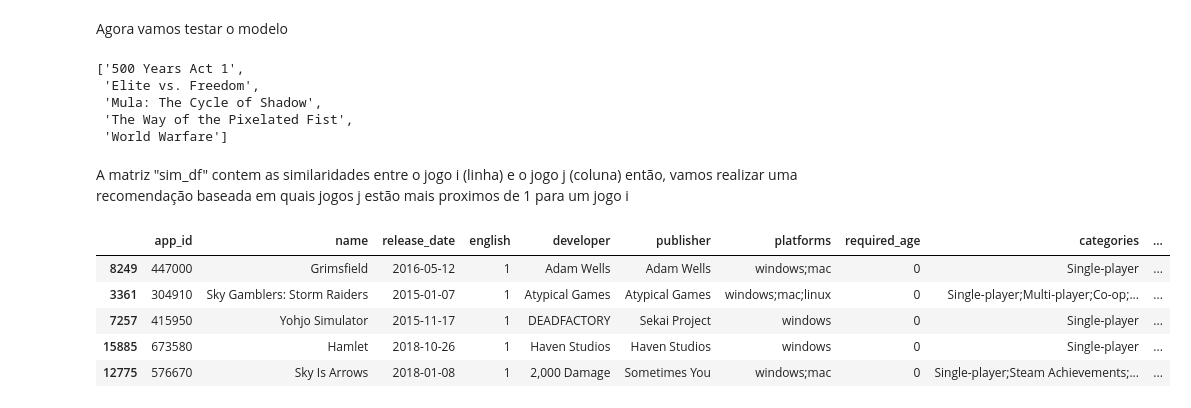
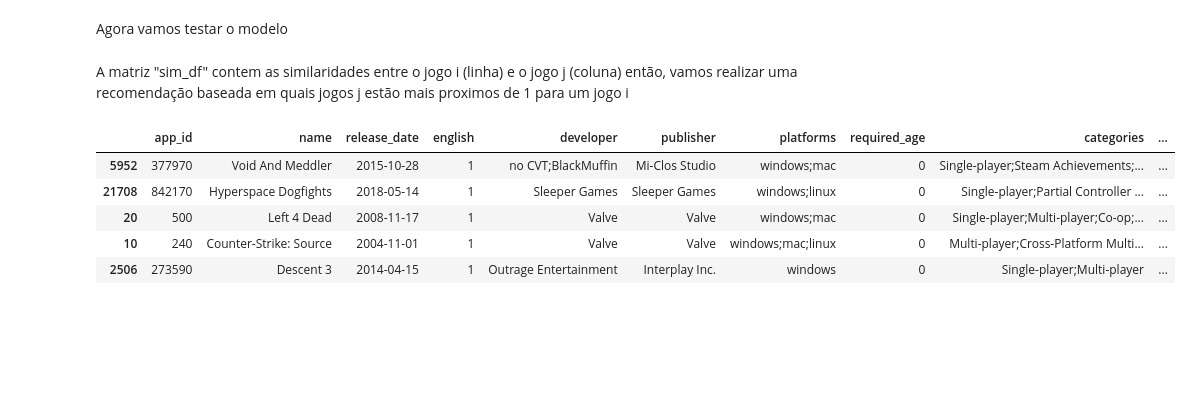
Before and after one commit to Gustavo-V-M/Recomendacao-Steam, a Jupyter notebook: modelo_descrição.ipynb, the cells around one changed output. Drawn from its saved outputs; the diff is of its cells as text; code cells hidden in the pictures; blank space fills up the shorter version.

```diff
--- a/modelo_descrição.ipynb
+++ b/modelo_descrição.ipynb
@@ -7,7 +7,7 @@ Vamo criar um modelo baseado apenas nas descrições dos jogos vindas da base "s
 # %%
 import pandas as pd
 
-descriptions = pd.read_csv("archive\steam_description_data.csv")
+descriptions = pd.read_csv("archive/steam_description_data.csv")
 descriptions
 # %% [output]
 |  | steam_appid | detailed_description | about_the_game | short_description |
@@ -24,7 +24,7 @@ descriptions
 | 27333 | 1069460 | A portal has opened and dark magi... | A portal has opened and dark magi... | A portal has opened and dark magi... |
 27334 rows × 4 columns
 # %%
-game_data = pd.read_csv("archive\steam.csv")
+game_data = pd.read_csv("archive/steam.csv")
 game_data
 # %% [output]
 |  | appid | name | release_date | english | developer | publisher | platforms | required_age | categories | ... |
@@ -119,36 +87,22 @@ lookup_recomendation
 # %% [markdown]
 Agora vamos testar o modelo
-# %%
-from random import sample
-
-def get_recomendation(game):
-    cluster_to_recommend = int(lookup_recomendation.loc[lookup_recomendation["name"]==game]["cluster"])
-    return sample(list(lookup_recomendation.loc[lookup_recomendation["cluster"]==cluster_to_recommend]["name"]),5)
-
-get_recomendation("Team Fortress Classic")
-# %% [output]
-['500 Years Act 1',
- 'Elite vs. Freedom',
- 'Mula: The Cycle of Shadow',
- 'The Way of the Pixelated Fist',
- 'World Warfare']
 # %% [markdown]
 A matriz "sim_df" contem as similaridades entre o jogo i (linha) e o jogo j (coluna) </br>
 então, vamos realizar uma recomendação baseada em quais jogos j estão mais proximos de 1 para um jogo i
 # %%
 
 def get_recomendation_sorting(game):
     game_index = game_data.index[game_data["name"]==game].to_list()[0]
     game_i = sim_df.iloc[game_index].sort_values(ascending=False)
     recomendation_index = game_i.iloc[1:6].index
     return game_data.iloc[recomendation_index]
 
 
-pd.DataFrame(get_recomendation_sorting("Grand Theft Auto V"))
+pd.DataFrame(get_recomendation_sorting("Counter-Strike: Global Offensive"))
 # %% [output]
 |  | app_id | name | release_date | english | developer | publisher | platforms | required_age | categories | ... |
-| 8249 | 447000 | Grimsfield | 2016-05-12 | 1 | Adam Wells | Adam Wells | windows;mac | 0 | Single-player | ... |
-| 3361 | 304910 | Sky Gamblers: Storm Raiders | 2015-01-07 | 1 | Atypical Games | Atypical Games | windows;mac;linux | 0 | Single-player;Multi-player;Co-op;... | ... |
-| 7257 | 415950 | Yohjo Simulator | 2015-11-17 | 1 | DEADFACTORY | Sekai Project | windows | 0 | Single-player | ... |
-| 15885 | 673580 | Hamlet | 2018-10-26 | 1 | Haven Studios | Haven Studios | windows | 0 | Single-player | ... |
-| 12775 | 576670 | Sky Is Arrows | 2018-01-08 | 1 | 2,000 Damage | Sometimes You | windows;mac | 0 | Single-player;Steam Achievements;... | ... |
+| 5952 | 377970 | Void And Meddler | 2015-10-28 | 1 | no CVT;BlackMuffin | Mi-Clos Studio | windows;mac | 0 | Single-player;Steam Achievements;... | ... |
+| 21708 | 842170 | Hyperspace Dogfights | 2018-05-14 | 1 | Sleeper Games | Sleeper Games | windows;linux | 0 | Single-player;Partial Controller ... | ... |
+| 20 | 500 | Left 4 Dead | 2008-11-17 | 1 | Valve | Valve | windows;mac | 0 | Single-player;Multi-player;Co-op;... | ... |
+| 10 | 240 | Counter-Strike: Source | 2004-11-01 | 1 | Valve | Valve | windows;mac;linux | 0 | Multi-player;Cross-Platform Multi... | ... |
+| 2506 | 273590 | Descent 3 | 2014-04-15 | 1 | Outrage Entertainment | Interplay Inc. | windows | 0 | Single-player;Multi-player | ... |
```
Also changed, not shown: parts of 3 cells of this notebook.
